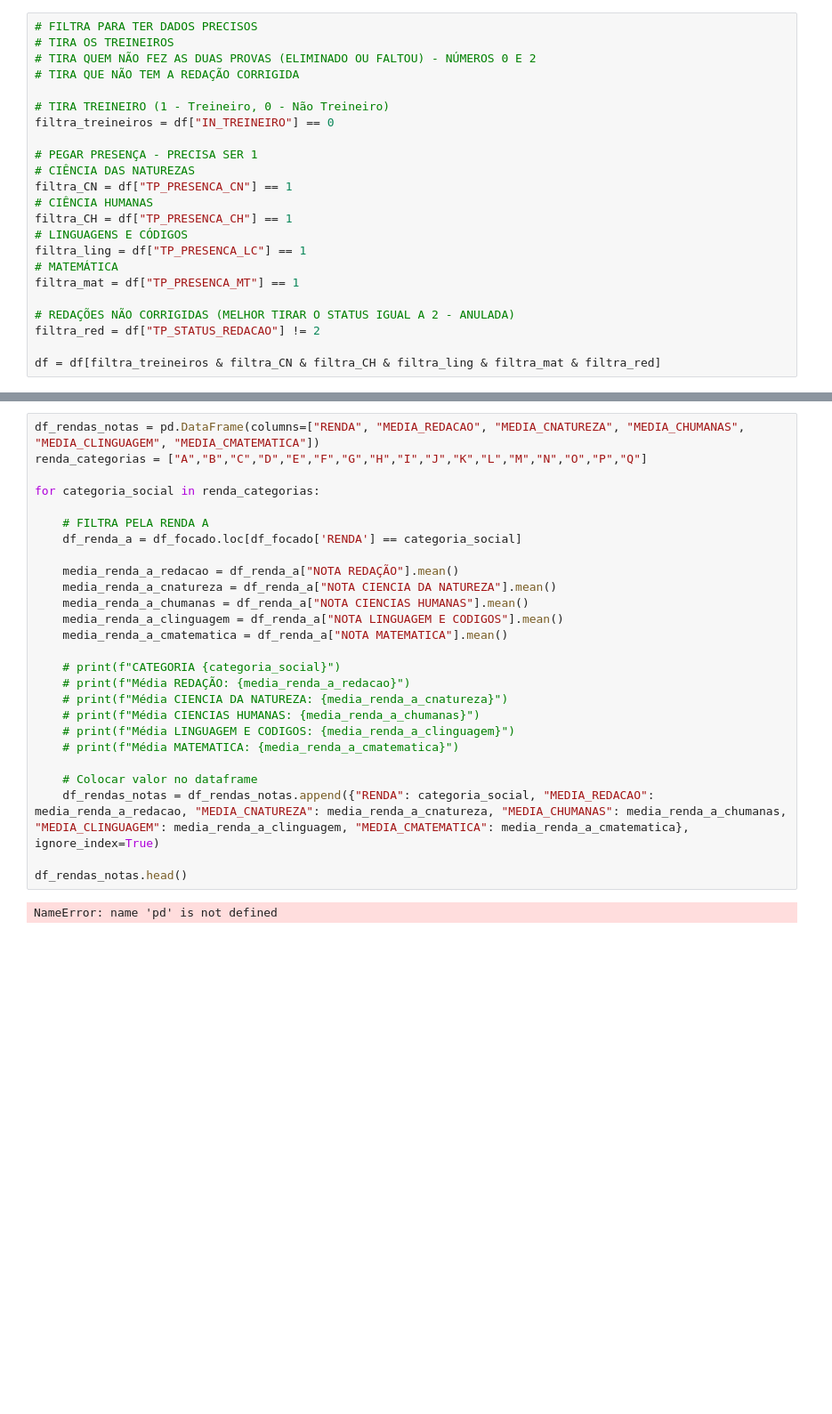
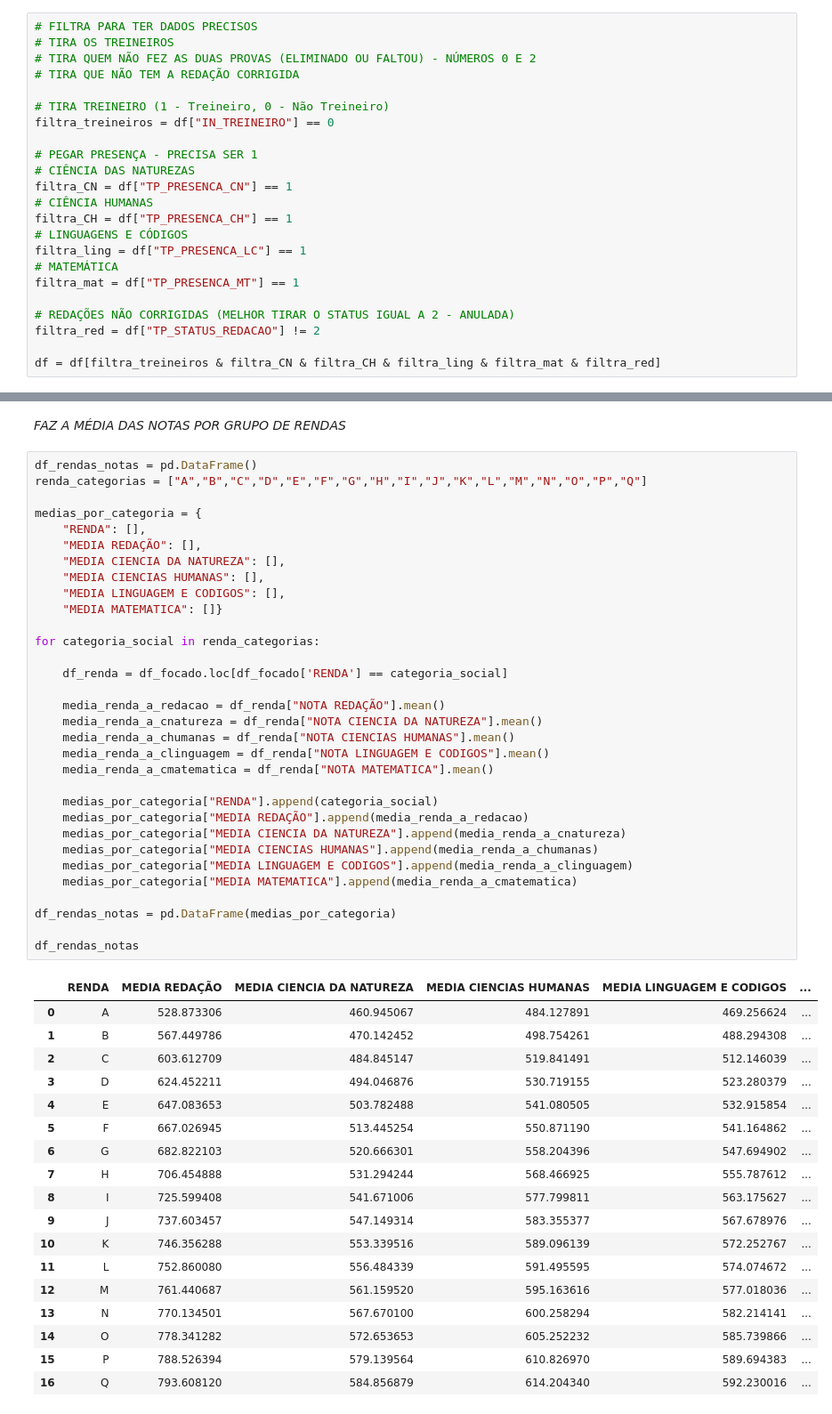
Before and after one commit to giuvallente/APS1-CDADOS, a Jupyter notebook: main.ipynb, the cells around one changed output, grey strips where cells are left out. Shown at 89% size. Saved outputs shown, nothing was run; the diff lists cells and outputs as text; blank space fills up the shorter version.

```diff
--- a/main.ipynb
+++ b/main.ipynb
@@ -67,28 +66,53 @@ df_focado
+# %% [markdown]
+*FAZ A MÉDIA DAS NOTAS POR GRUPO DE RENDAS*
 # %%
-df_rendas_notas = pd.DataFrame(columns=["RENDA", "MEDIA_REDACAO", "MEDIA_CNATUREZA", "MEDIA_CHUMANAS", "MEDIA_CLINGUAGEM", "MEDIA_CMATEMATICA"])
+df_rendas_notas = pd.DataFrame()
 renda_categorias = ["A","B","C","D","E","F","G","H","I","J","K","L","M","N","O","P","Q"]
+
+medias_por_categoria = {
+    "RENDA": [],
+    "MEDIA REDAÇÃO": [],
+    "MEDIA CIENCIA DA NATUREZA": [],
+    "MEDIA CIENCIAS HUMANAS": [],
+    "MEDIA LINGUAGEM E CODIGOS": [],
+    "MEDIA MATEMATICA": []}
 
 for categoria_social in renda_categorias:
 
-    # FILTRA PELA RENDA A
-    df_renda_a = df_focado.loc[df_focado['RENDA'] == categoria_social]
+    df_renda = df_focado.loc[df_focado['RENDA'] == categoria_social]
 
-    media_renda_a_redacao = df_renda_a["NOTA REDAÇÃO"].mean()
-    media_renda_a_cnatureza = df_renda_a["NOTA CIENCIA DA NATUREZA"].mean()
-    media_renda_a_chumanas = df_renda_a["NOTA CIENCIAS HUMANAS"].mean()
-    media_renda_a_clinguagem = df_renda_a["NOTA LINGUAGEM E CODIGOS"].mean()
-    media_renda_a_cmatematica = df_renda_a["NOTA MATEMATICA"].mean()
+    media_renda_a_redacao = df_renda["NOTA REDAÇÃO"].mean()
+    media_renda_a_cnatureza = df_renda["NOTA CIENCIA DA NATUREZA"].mean()
+    media_renda_a_chumanas = df_renda["NOTA CIENCIAS HUMANAS"].mean()
+    media_renda_a_clinguagem = df_renda["NOTA LINGUAGEM E CODIGOS"].mean()
+    media_renda_a_cmatematica = df_renda["NOTA MATEMATICA"].mean()
 
-    # print(f"CATEGORIA {categoria_social}")
-    # print(f"Média REDAÇÃO: {media_renda_a_redacao}")
-    # print(f"Média CIENCIA DA NATUREZA: {media_renda_a_cnatureza}")
-    # print(f"Média CIENCIAS HUMANAS: {media_renda_a_chumanas}")
-    # print(f"Média LINGUAGEM E CODIGOS: {media_renda_a_clinguagem}")
-    # print(f"Média MATEMATICA: {media_renda_a_cmatematica}")
+    medias_por_categoria["RENDA"].append(categoria_social)
+    medias_por_categoria["MEDIA REDAÇÃO"].append(media_renda_a_redacao)
+    medias_por_categoria["MEDIA CIENCIA DA NATUREZA"].append(media_renda_a_cnatureza)
+    medias_por_categoria["MEDIA CIENCIAS HUMANAS"].append(media_renda_a_chumanas)
+    medias_por_categoria["MEDIA LINGUAGEM E CODIGOS"].append(media_renda_a_clinguagem)
+    medias_por_categoria["MEDIA MATEMATICA"].append(media_renda_a_cmatematica)
 
-    # Colocar valor no dataframe
-    df_rendas_notas = df_rendas_notas.append({"RENDA": categoria_social, "MEDIA_REDACAO": media_renda_a_redacao, "MEDIA_CNATUREZA": media_renda_a_cnatureza, "MEDIA_CHUMANAS": media_renda_a_chumanas, "MEDIA_CLINGUAGEM": media_renda_a_clinguagem, "MEDIA_CMATEMATICA": media_renda_a_cmatematica}, ignore_index=True)
+df_rendas_notas = pd.DataFrame(medias_por_categoria)
 
-df_rendas_notas.head()
+df_rendas_notas
 # %% [output]
-NameError: name 'pd' is not defined
+|  | RENDA | MEDIA REDAÇÃO | MEDIA CIENCIA DA NATUREZA | MEDIA CIENCIAS HUMANAS | MEDIA LINGUAGEM E CODIGOS | ... |
+| 0 | A | 528.873306 | 460.945067 | 484.127891 | 469.256624 | ... |
+| 1 | B | 567.449786 | 470.142452 | 498.754261 | 488.294308 | ... |
+| 2 | C | 603.612709 | 484.845147 | 519.841491 | 512.146039 | ... |
+| 3 | D | 624.452211 | 494.046876 | 530.719155 | 523.280379 | ... |
+| 4 | E | 647.083653 | 503.782488 | 541.080505 | 532.915854 | ... |
+| 5 | F | 667.026945 | 513.445254 | 550.871190 | 541.164862 | ... |
+| 6 | G | 682.822103 | 520.666301 | 558.204396 | 547.694902 | ... |
+| 7 | H | 706.454888 | 531.294244 | 568.466925 | 555.787612 | ... |
+| 8 | I | 725.599408 | 541.671006 | 577.799811 | 563.175627 | ... |
+| 9 | J | 737.603457 | 547.149314 | 583.355377 | 567.678976 | ... |
+| 10 | K | 746.356288 | 553.339516 | 589.096139 | 572.252767 | ... |
+| 11 | L | 752.860080 | 556.484339 | 591.495595 | 574.074672 | ... |
+| 12 | M | 761.440687 | 561.159520 | 595.163616 | 577.018036 | ... |
+| 13 | N | 770.134501 | 567.670100 | 600.258294 | 582.214141 | ... |
+| 14 | O | 778.341282 | 572.653653 | 605.252232 | 585.739866 | ... |
+| 15 | P | 788.526394 | 579.139564 | 610.826970 | 589.694383 | ... |
+| 16 | Q | 793.608120 | 584.856879 | 614.204340 | 592.230016 | ... |
```
Also changed, not shown: parts of 7 cells of this notebook.
